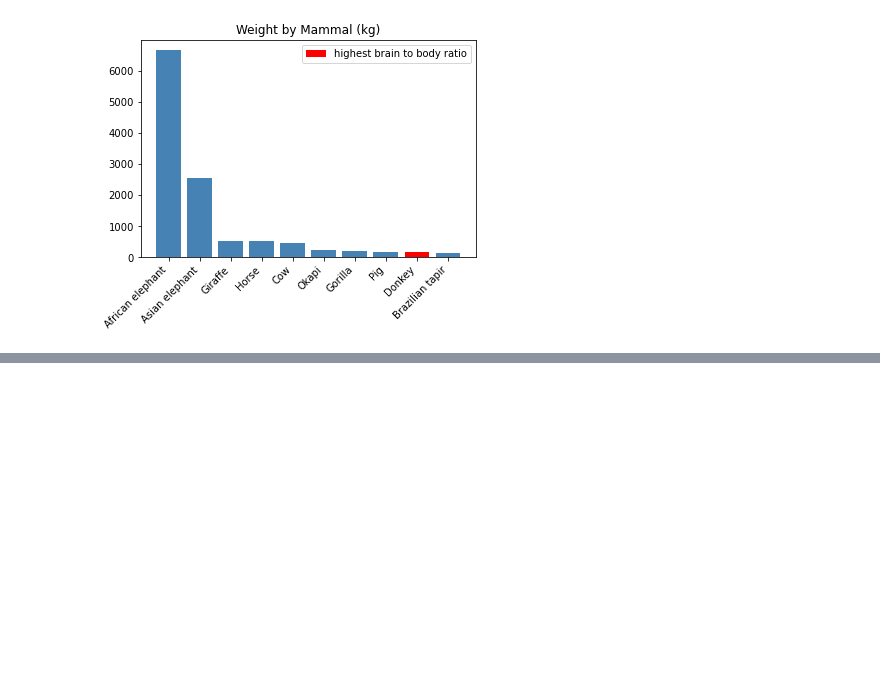
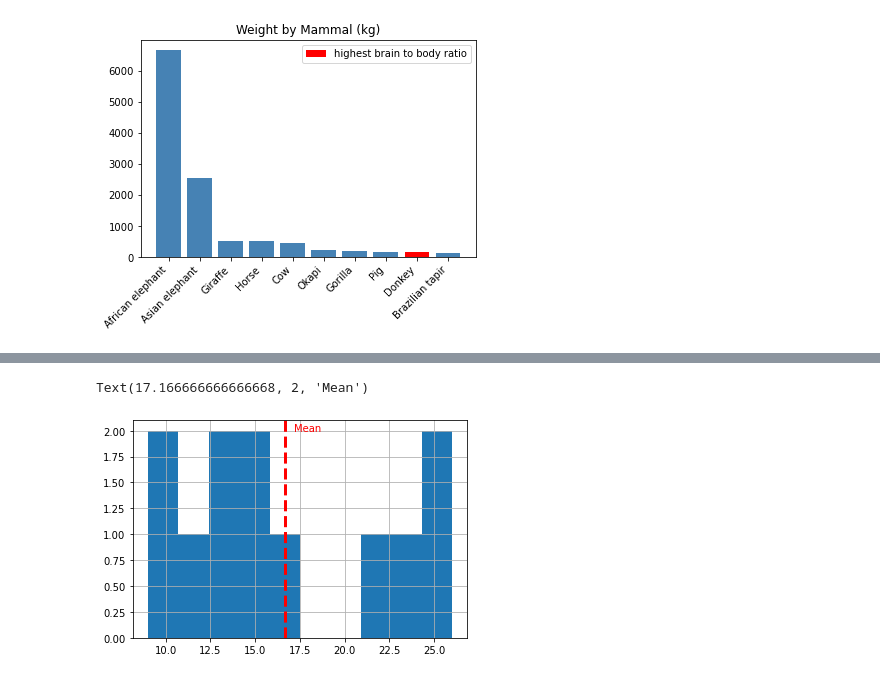
Before and after one commit to massardier/visualizations_python, a Jupyter notebook: pyplot.ipynb, the cells around one changed output, grey strips where cells are left out. Saved outputs shown, nothing was run; the diff lists cells and outputs as text; code cells hidden in the pictures; blank space fills up the shorter version.

```diff
--- a/pyplot.ipynb
+++ b/pyplot.ipynb
@@ -322,0 +401,23 @@ sns.relplot(x=x_axis, y=y_axis, hue=colors_column, size=sizes_column,
+# %%
+# About error bars & statistical inference:
+# Error bars are usually 1 standard deviation long.
+# Best explanation ever of what standard deviation is: https://www.mathsisfun.com/data/standard-deviation.html
+
+# If the error bar is long, the individual values are not close to the mean, they are all over the place
+# so we consider the mean of our sample less likely to be identical to the mean of the real, entire, population.
+# It may be at this level just because we have too few observations and may be very different if we did more tests.
+
+# The error bars can sometimes be 1 standard error long instead of 1 standard deviation.
+# The standard error is calculated as follows: (standard deviation) / (square root of the number of observations)
+# So it can be much smaller than the standard deviation. The idea is that, even if the values are all over the place,
+# having a lot of observations means that we are more confident that the mean of our sample is representative of
+# the mean of the entire population, so we make smaller bars when we have many observations
+
+# Example of how the individual values are quite far from the mean for spray F:
+mean_of_count_for_spray_f = insect_sprays[insect_sprays.spray=='F']['count'].mean()
+hist_spray_f = insect_sprays[insect_sprays.spray=='F']['count'].hist()
+hist_spray_f.axvline(mean_of_count_for_spray_f, color='red', linestyle='dashed', linewidth=3)
+hist_spray_f.annotate("Mean",(mean_of_count_for_spray_f+0.5,2),color='red')
+# %% [output]
+Text(17.166666666666668, 2, 'Mean')
+[figure, added]
```
Also changed, not shown: parts of 23 cells of this notebook, 2 other files.
